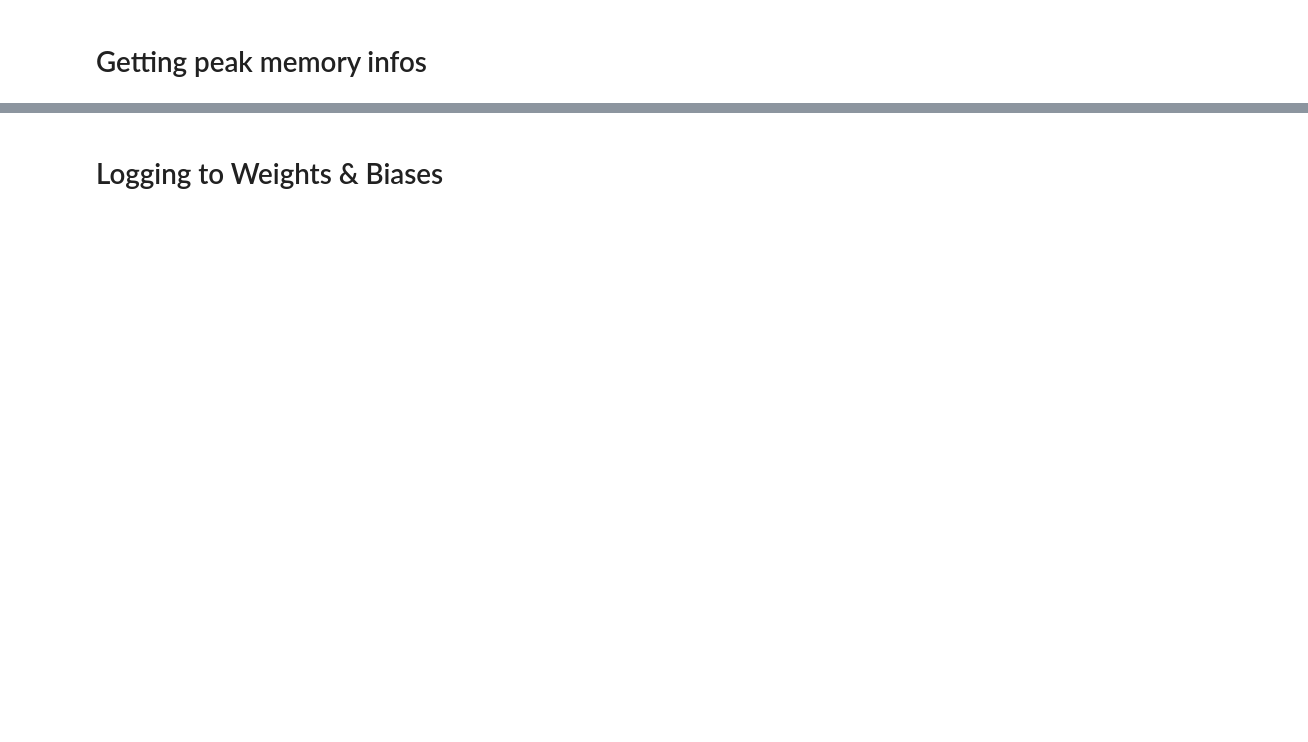
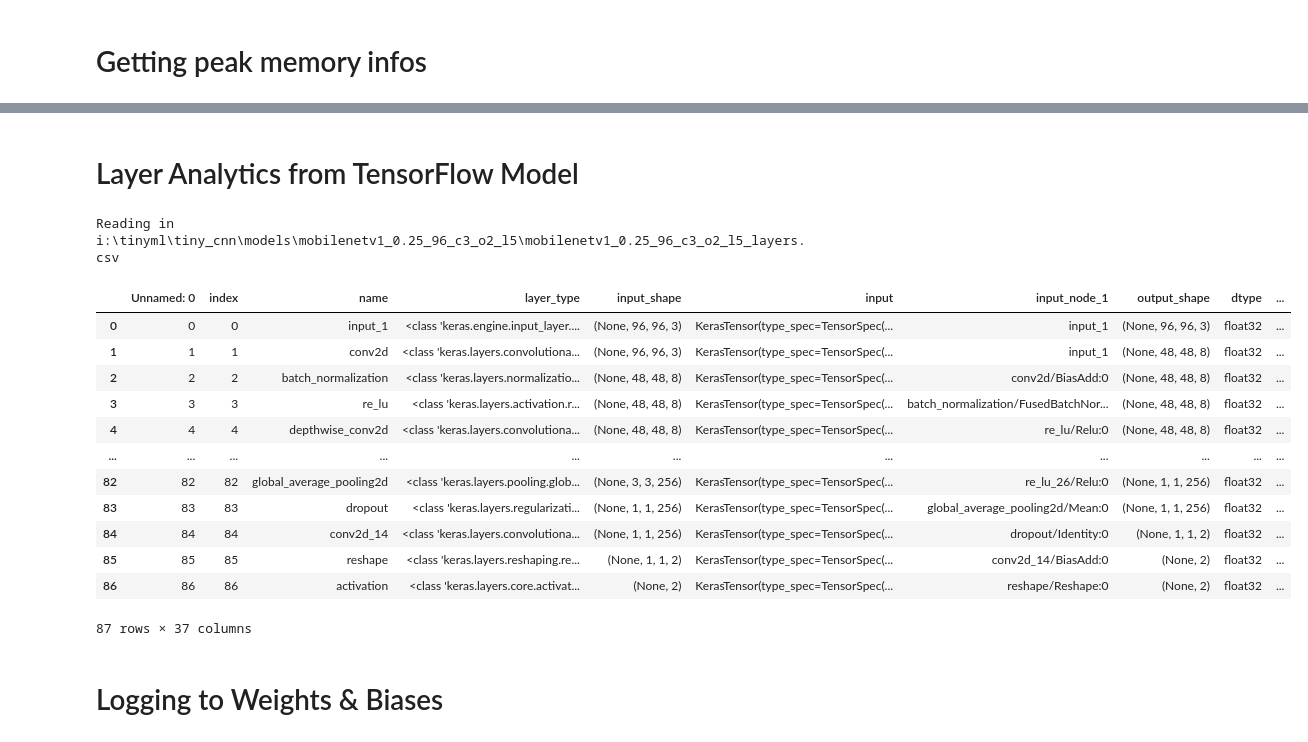
Before and after one commit to subrockmann/tiny_cnn, a Jupyter notebook: Model Analyzer.ipynb, the cells around one changed output, grey strips where cells are left out. Drawn from its saved outputs; the diff is of its cells as text; code cells hidden in the pictures; blank space fills up the shorter version.

```diff
--- a/Model Analyzer.ipynb
+++ b/Model Analyzer.ipynb
@@ -385,3 +400,23 @@ Cleaning up the dataframe.
+# %% [markdown]
+# Layer Analytics from TensorFlow Model
+# %%
+layer_details_df = get_layer_details_df(models_layer_df_path)
+layer_details_df
+# %% [output]
+Reading in i:\tinyml\tiny_cnn\models\mobilenetv1_0.25_96_c3_o2_l5\mobilenetv1_0.25_96_c3_o2_l5_layers.csv
+|  | Unnamed: 0 | index | name | layer_type | input_shape | input | input_node_1 | output_shape | dtype | ... |
+| 0 | 0 | 0 | input_1 | <class 'keras.engine.input_layer.... | (None, 96, 96, 3) | KerasTensor(type_spec=TensorSpec(... | input_1 | (None, 96, 96, 3) | float32 | ... |
+| 1 | 1 | 1 | conv2d | <class 'keras.layers.convolutiona... | (None, 96, 96, 3) | KerasTensor(type_spec=TensorSpec(... | input_1 | (None, 48, 48, 8) | float32 | ... |
+| 2 | 2 | 2 | batch_normalization | <class 'keras.layers.normalizatio... | (None, 48, 48, 8) | KerasTensor(type_spec=TensorSpec(... | conv2d/BiasAdd:0 | (None, 48, 48, 8) | float32 | ... |
+| 3 | 3 | 3 | re_lu | <class 'keras.layers.activation.r... | (None, 48, 48, 8) | KerasTensor(type_spec=TensorSpec(... | batch_normalization/FusedBatchNor... | (None, 48, 48, 8) | float32 | ... |
+| 4 | 4 | 4 | depthwise_conv2d | <class 'keras.layers.convolutiona... | (None, 48, 48, 8) | KerasTensor(type_spec=TensorSpec(... | re_lu/Relu:0 | (None, 48, 48, 8) | float32 | ... |
+| ... | ... | ... | ... | ... | ... | ... | ... | ... | ... | ... |
+| 82 | 82 | 82 | global_average_pooling2d | <class 'keras.layers.pooling.glob... | (None, 3, 3, 256) | KerasTensor(type_spec=TensorSpec(... | re_lu_26/Relu:0 | (None, 1, 1, 256) | float32 | ... |
+| 83 | 83 | 83 | dropout | <class 'keras.layers.regularizati... | (None, 1, 1, 256) | KerasTensor(type_spec=TensorSpec(... | global_average_pooling2d/Mean:0 | (None, 1, 1, 256) | float32 | ... |
+| 84 | 84 | 84 | conv2d_14 | <class 'keras.layers.convolutiona... | (None, 1, 1, 256) | KerasTensor(type_spec=TensorSpec(... | dropout/Identity:0 | (None, 1, 1, 2) | float32 | ... |
+| 85 | 85 | 85 | reshape | <class 'keras.layers.reshaping.re... | (None, 1, 1, 2) | KerasTensor(type_spec=TensorSpec(... | conv2d_14/BiasAdd:0 | (None, 2) | float32 | ... |
+| 86 | 86 | 86 | activation | <class 'keras.layers.core.activat... | (None, 2) | KerasTensor(type_spec=TensorSpec(... | reshape/Reshape:0 | (None, 2) | float32 | ... |
+87 rows × 37 columns
 # %% [markdown]
 # Logging to Weights & Biases
 # %%
```
Also changed, not shown: parts of 21 cells of this notebook, 1 other file.
